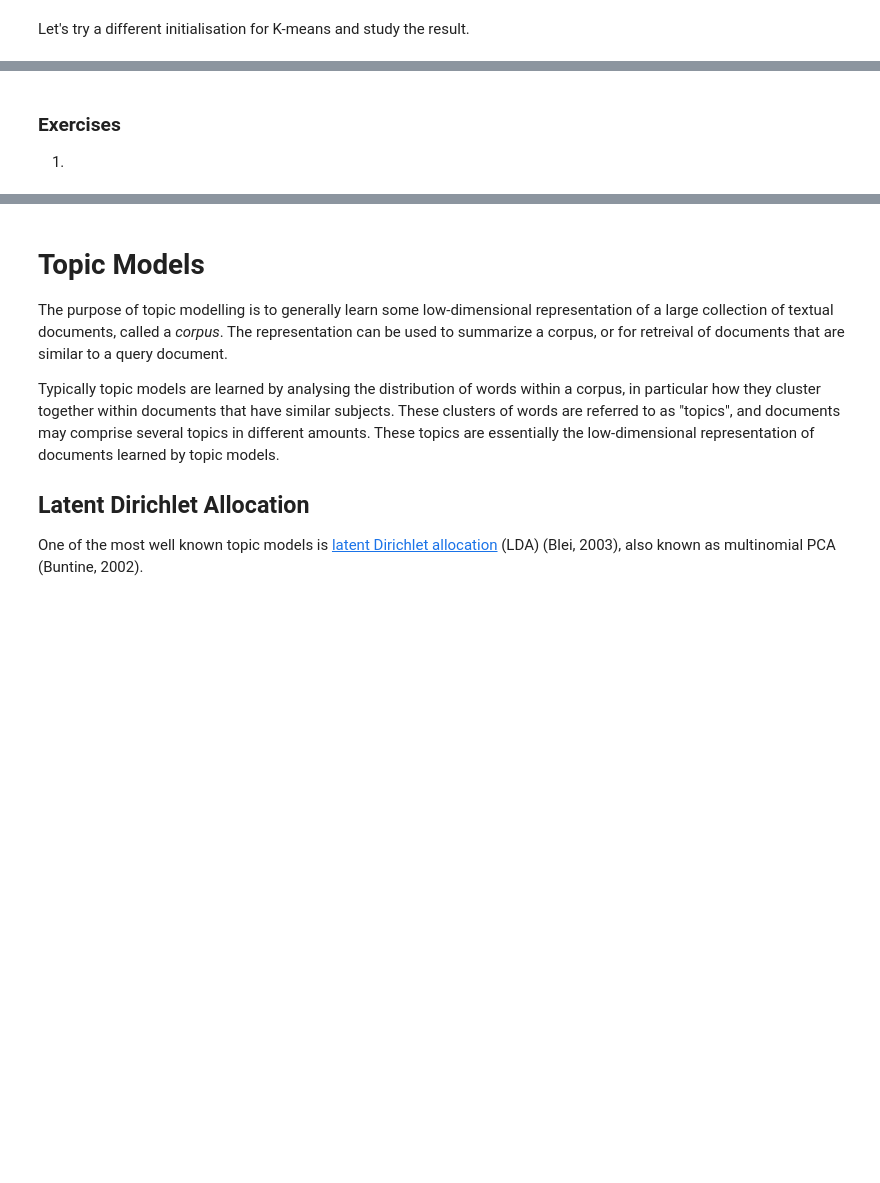
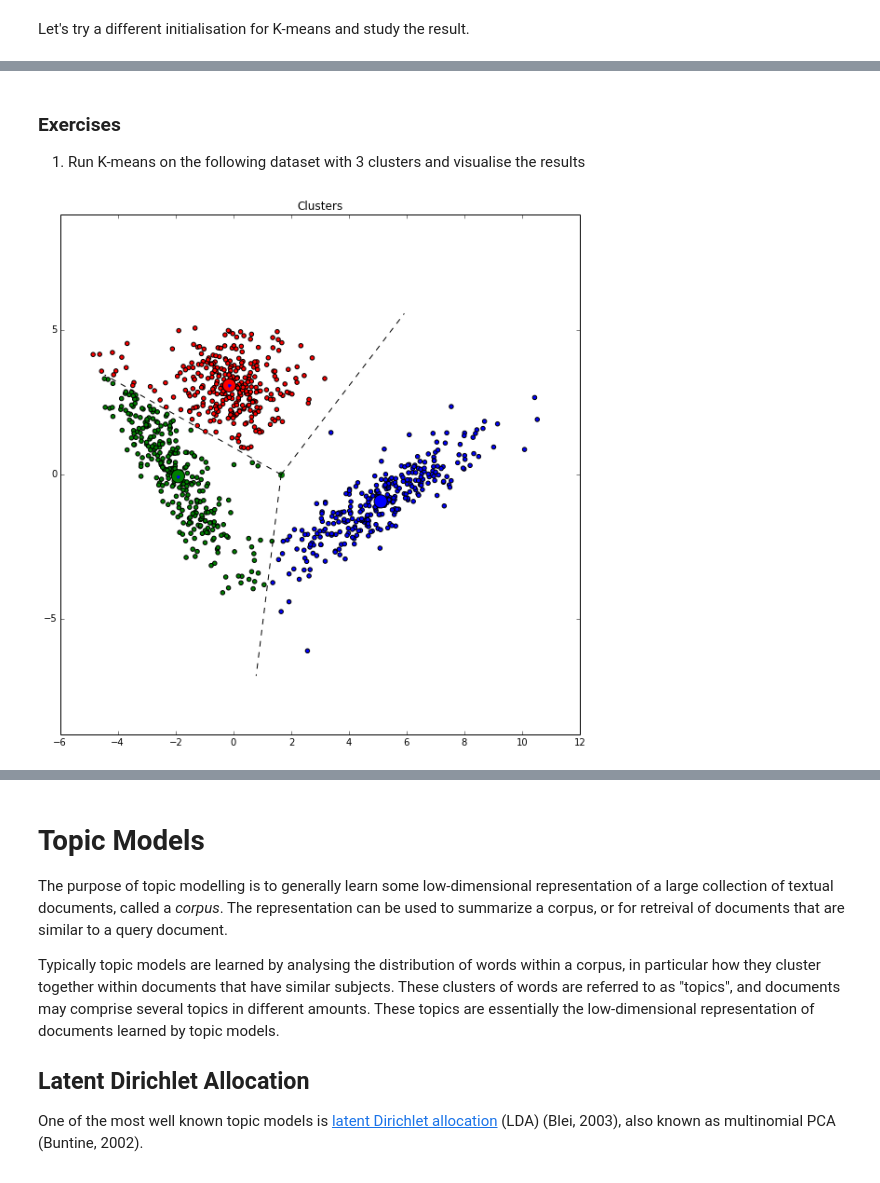
Before and after one commit to NICTA/MLSS, a Jupyter notebook: Clustering and Hierarchical Graphical Models.ipynb, the cells around one changed output, grey strips where cells are left out. Drawn from its saved outputs; the diff is of its cells as text; code cells hidden in the pictures; blank space fills up the shorter version.

```diff
--- a/Clustering and Hierarchical Graphical Models.ipynb
+++ b/Clustering and Hierarchical Graphical Models.ipynb
@@ -250,7 +252,22 @@ guaranteed to converge to a local maximum of the likelihood function. Also, the
 Another drawback is that this algorithm still cannot choose $K$. One way to
 allow the EM algorithm to choose $K$ is to include a penalty, or
 regulariser, for having too many parameters. In this way the maximum-likelihood fitting objective can be traded off against a model complexity penalty. Some popular penalties are the [Akaike information criterion](http://en.wikipedia.org/wiki/Akaike_information_criterion) and the [Bayesian information criterion](http://en.wikipedia.org/wiki/Bayesian_information_criterion). These criterion tend to under-penalise model complexity, and are sometimes computationally costly to calculate. Another way to choose $K$ is to use a fully Bayesian treatment, where we place prior distributions on the parameters (e.g. mean, covariance and weights), and then optimise the [log *marginal* likelihood](http://en.wikipedia.org/wiki/Marginal_likelihood) of the model, which also naturally incorporates a penalty for complexity. In the case of mixture models, the Bayesian learning algorithms can have very little additional computational cost compared to EM. For more information on EM algorithms for mixture models, see (Bishop, 2006) Chapters 9 and 10.
-# %% [markdown]
-### Exercises
-
-1)
+# %% [markdown]
+### Exercises
+
+1) Run K-means on the following dataset with 3 clusters and visualise the results
+# %%
+# Load X from a dataset generation function from tututils
+X = tut.load_2d_hard()
+
+#### SOLUTION CODE (TEST)
+from sklearn.cluster import KMeans
+
+kmeans = KMeans(n_clusters=3)
+Z = kmeans.fit_predict(X)
+M = kmeans.cluster_centers_
+#### END SOLUTION CODE (TEST)
+
+tut.plot_2d_clusters(X, Z, M)
+# %% [output]
+[figure, added]
```
Also changed, not shown: parts of 5 cells of this notebook, 1 other file.
